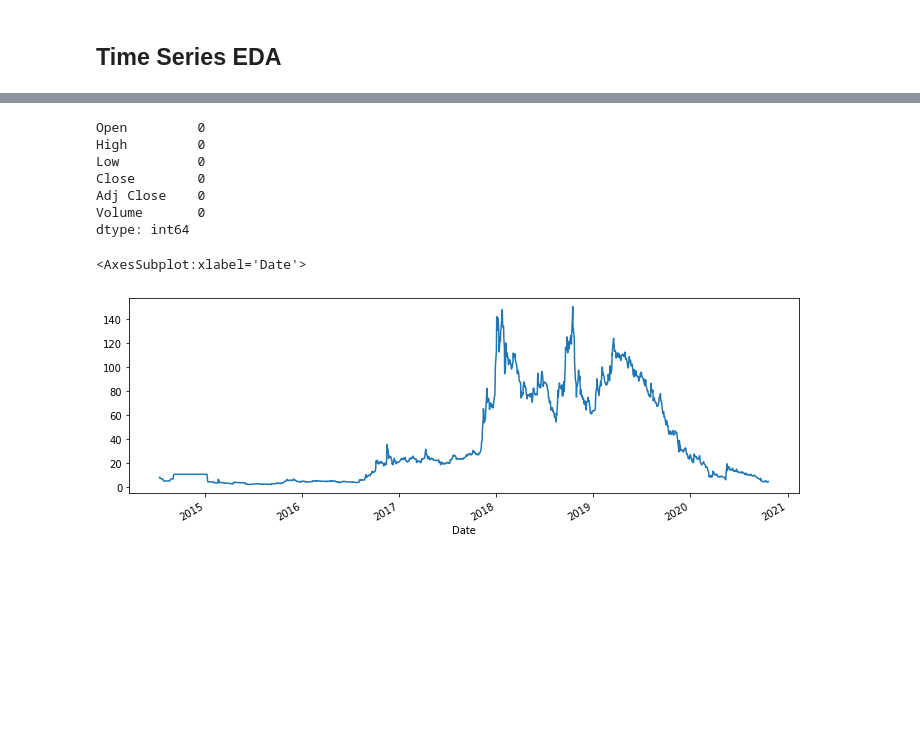
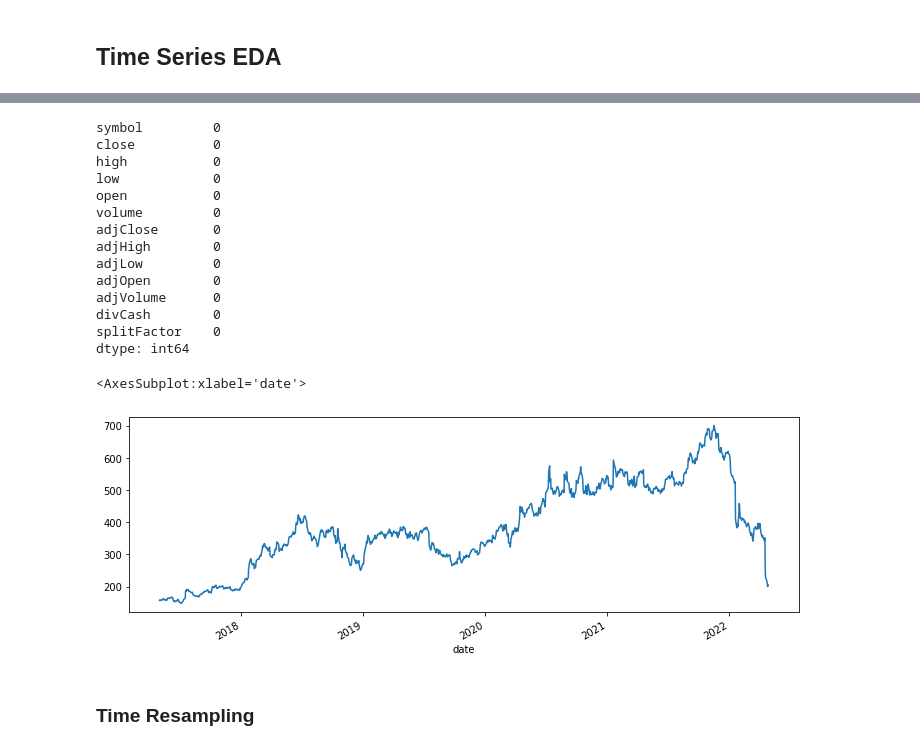
Before and after one commit to j-zymao/stock-price-time-series-analysis, a Jupyter notebook: stock_price_prediction.ipynb, the cells around one changed output, grey strips where cells are left out. Cells and saved outputs as stored; diff of their text form; code cells hidden in the pictures; blank space fills up the shorter version.

```diff
--- a/stock_price_prediction.ipynb
+++ b/stock_price_prediction.ipynb
@@ -18,0 +14,3 @@ TLRY = pd.read_csv('TLRY.csv')
+# %%
+df = pd.read_csv('NFLX.csv')
+df
@@ -19,5 +31,5 @@ TLRY = pd.read_csv('TLRY.csv')
 # %%
 def date_index(df):
-    df['Date'] = pd.to_datetime(df['Date'])
-    df.set_index('Date', inplace = True)
+    df['date'] = pd.to_datetime(df['date'])
+    df.set_index('date', inplace = True)
     return df
@@ -41,0 +36,2 @@ ACB
+# %%
+stock = date_index(df)
@@ -42,15 +61,24 @@ ACB
 # %%
-ACB.isna().sum()
+stock.isna().sum()
 # %% [output]
-Open         0
-High         0
-Low          0
-Close        0
-Adj Close    0
-Volume       0
+symbol         0
+close          0
+high           0
+low            0
+open           0
+volume         0
+adjClose       0
+adjHigh        0
+adjLow         0
+adjOpen        0
+adjVolume      0
+divCash        0
+splitFactor    0
 dtype: int64
 # %%
-ACB['High'].plot(figsize = (12,4))
+stock['high'].plot(figsize = (12,4))
 # %% [output]
-<AxesSubplot:xlabel='Date'>
+<AxesSubplot:xlabel='date'>
-[figure, old version]
+[figure, new version]
+# %% [markdown]
+### Time Resampling
```
Also changed, not shown: parts of 41 cells of this notebook, 1 other file.
